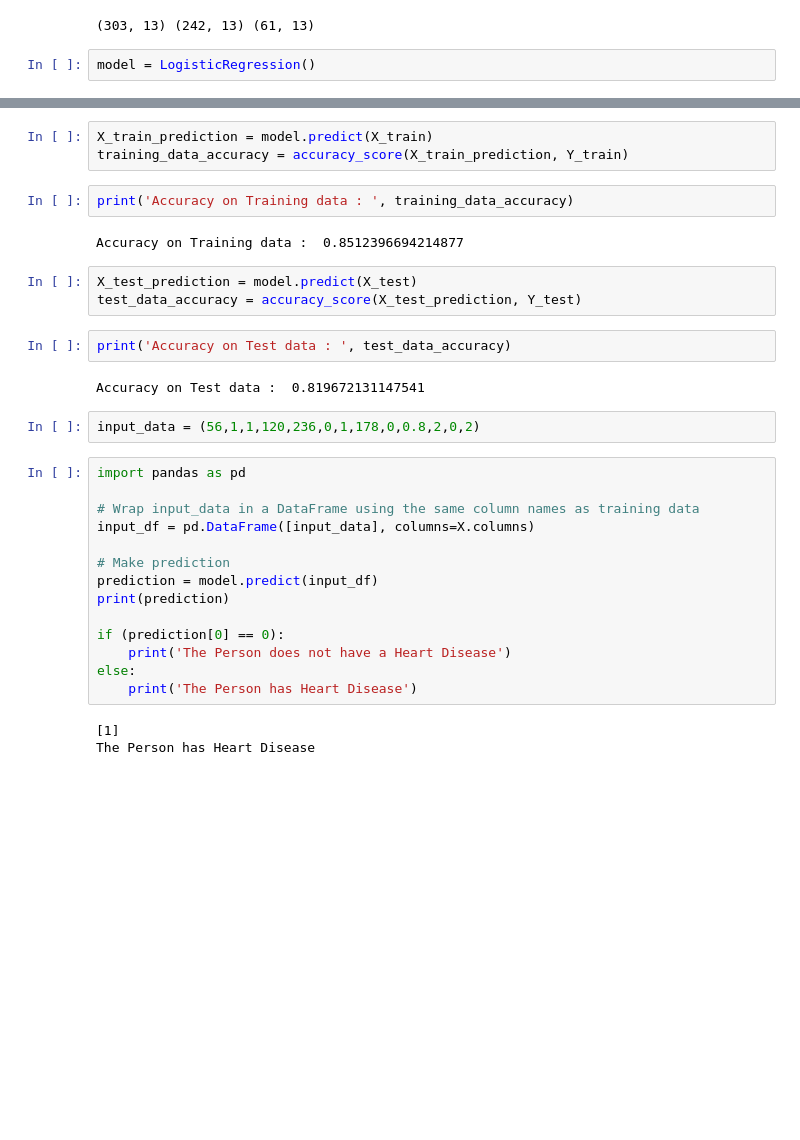
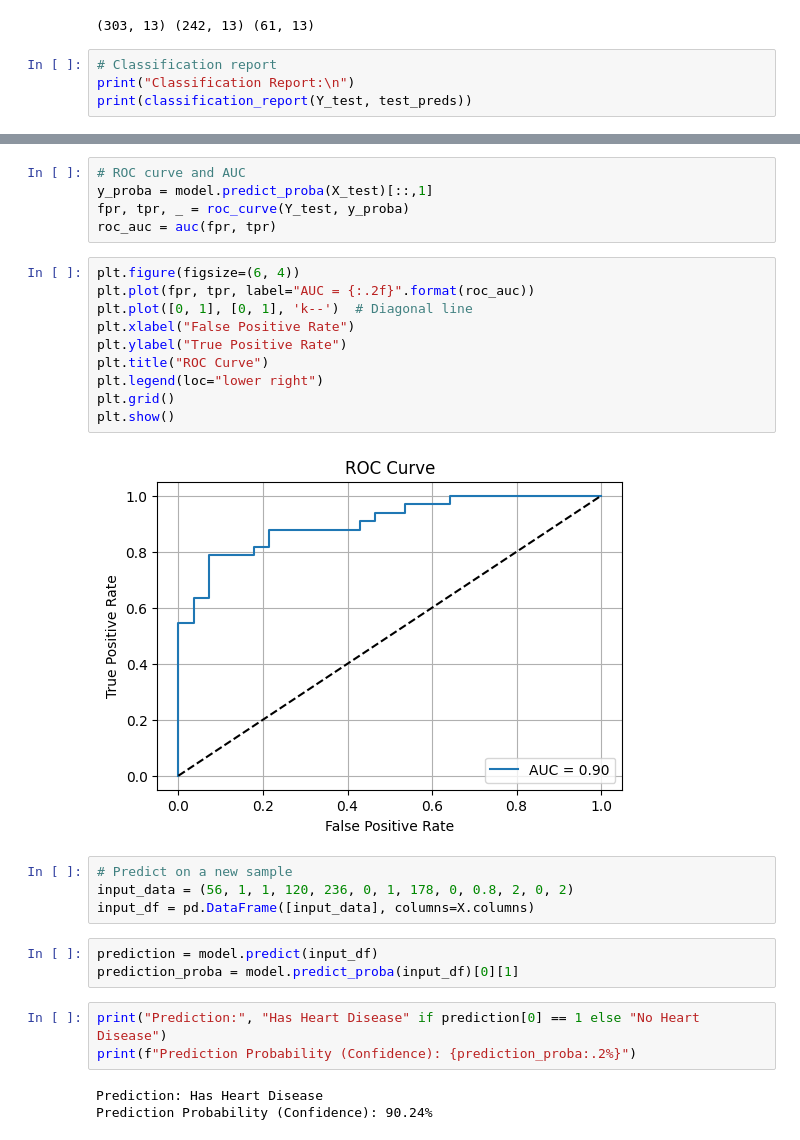
Before and after one commit to ReminJoby/Heart-issue-Detection-system, a Jupyter notebook: Heart-issue detection system.ipynb, the cells around one changed output, grey strips where cells are left out. Saved outputs shown, nothing was run; the diff lists cells and outputs as text; blank space fills up the shorter version.

```diff
--- a/Heart-issue detection system.ipynb
+++ b/Heart-issue detection system.ipynb
@@ -112,4 +129,6 @@ print(X.shape, X_train.shape, X_test.shape)
 # %% [output]
 (303, 13) (242, 13) (61, 13)
 # %%
-model = LogisticRegression()
+# Classification report
+print("Classification Report:\n")
+print(classification_report(Y_test, test_preds))
@@ -127,33 +150,30 @@ LogisticRegression()
 # %%
-X_train_prediction = model.predict(X_train)
-training_data_accuracy = accuracy_score(X_train_prediction, Y_train)
+# ROC curve and AUC
+y_proba = model.predict_proba(X_test)[::,1]
+fpr, tpr, _ = roc_curve(Y_test, y_proba)
+roc_auc = auc(fpr, tpr)
 # %%
-print('Accuracy on Training data : ', training_data_accuracy)
+plt.figure(figsize=(6, 4))
+plt.plot(fpr, tpr, label="AUC = {:.2f}".format(roc_auc))
+plt.plot([0, 1], [0, 1], 'k--')  # Diagonal line
+plt.xlabel("False Positive Rate")
+plt.ylabel("True Positive Rate")
+plt.title("ROC Curve")
+plt.legend(loc="lower right")
+plt.grid()
+plt.show()
 # %% [output]
-Accuracy on Training data :  0.8512396694214877
+[figure, added]
 # %%
-X_test_prediction = model.predict(X_test)
-test_data_accuracy = accuracy_score(X_test_prediction, Y_test)
+# Predict on a new sample
+input_data = (56, 1, 1, 120, 236, 0, 1, 178, 0, 0.8, 2, 0, 2)
+input_df = pd.DataFrame([input_data], columns=X.columns)
 # %%
-print('Accuracy on Test data : ', test_data_accuracy)
+prediction = model.predict(input_df)
+prediction_proba = model.predict_proba(input_df)[0][1]
-# %% [output]
-Accuracy on Test data :  0.819672131147541
 # %%
-input_data = (56,1,1,120,236,0,1,178,0,0.8,2,0,2)
+print("Prediction:", "Has Heart Disease" if prediction[0] == 1 else "No Heart Disease")
+print(f"Prediction Probability (Confidence): {prediction_proba:.2%}")
+# %% [output]
+Prediction: Has Heart Disease
+Prediction Probability (Confidence): 90.24%
-# %%
-import pandas as pd
-
-# Wrap input_data in a DataFrame using the same column names as training data
-input_df = pd.DataFrame([input_data], columns=X.columns)
-
-# Make prediction
-prediction = model.predict(input_df)
-print(prediction)
-
-if (prediction[0] == 0):
-    print('The Person does not have a Heart Disease')
-else:
-    print('The Person has Heart Disease')
-# %% [output]
-[1]
-The Person has Heart Disease
```
Also changed, not shown: parts of 11 cells of this notebook.
